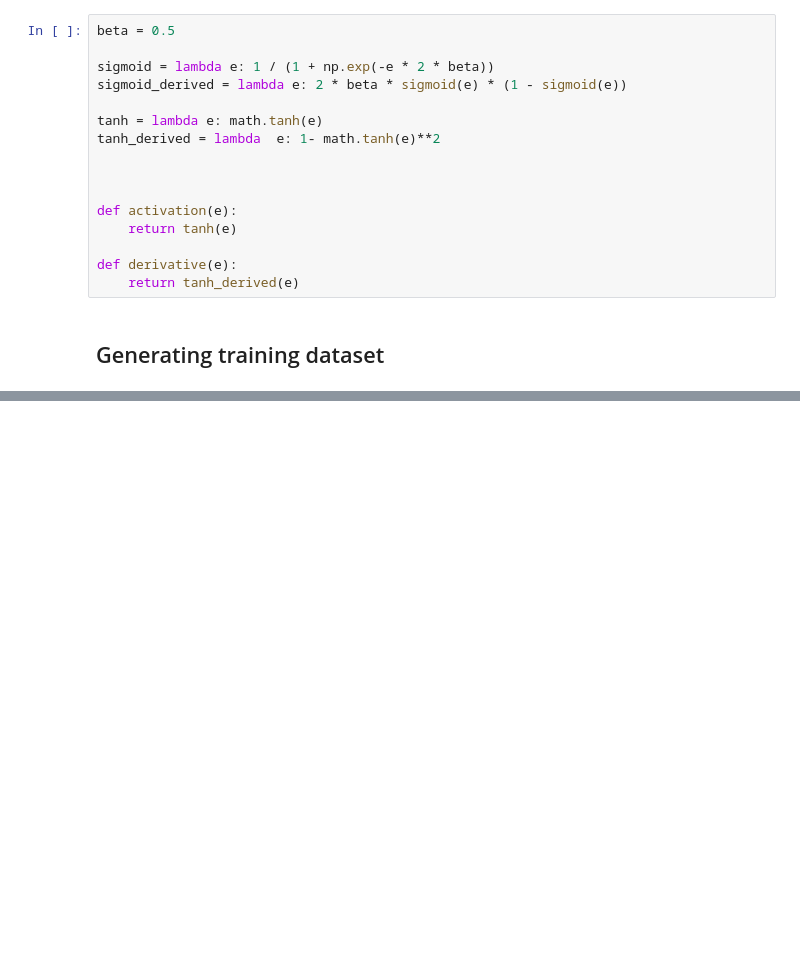
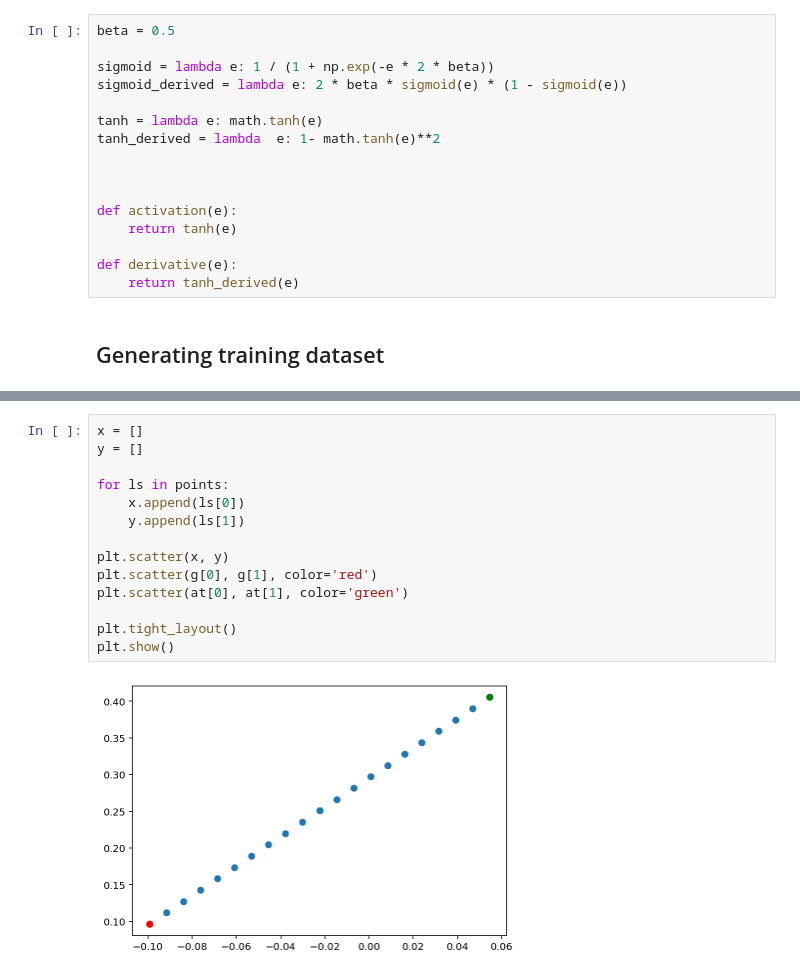
Before and after one commit to rcatalan98/sia-tp, a Jupyter notebook: tp-5/autoencoders.ipynb, the cells around one changed output, grey strips where cells are left out. Drawn from its saved outputs; the diff is of its cells as text; blank space fills up the shorter version.

```diff
--- a/tp-5/autoencoders.ipynb
+++ b/tp-5/autoencoders.ipynb
@@ -107 +149,17 @@ training error: 0.06388125639789648
+# %%
+x = []
+y = []
+
+for ls in points:
+    x.append(ls[0])
+    y.append(ls[1])
+
+plt.scatter(x, y)
+plt.scatter(g[0], g[1], color='red')
+plt.scatter(at[0], at[1], color='green')
+
+plt.tight_layout()
+plt.show()
+# %% [output]
+[figure, added]
 # %%
```
Also changed, not shown: parts of 10 cells of this notebook, 3 other files.
